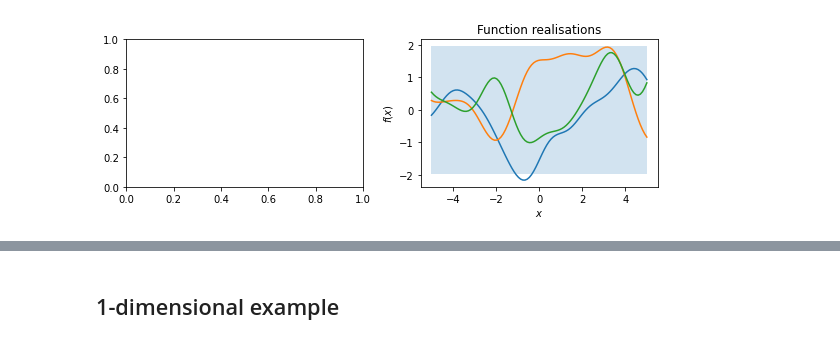
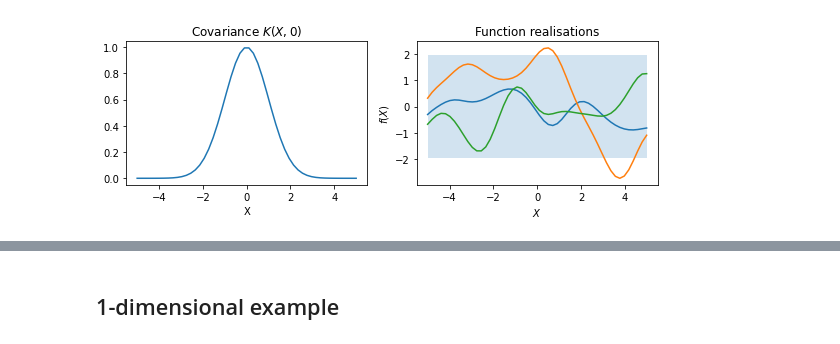
Before and after one commit to MGuo-Lab/oodx, a Jupyter notebook: notebooks/gaussian_processes.ipynb, the cells around one changed output, grey strips where cells are left out. Drawn from its saved outputs; the diff is of its cells as text; code cells hidden in the pictures.

```diff
--- a/notebooks/gaussian_processes.ipynb
+++ b/notebooks/gaussian_processes.ipynb
@@ -64,21 +87,25 @@ Drawing samples from this probability distribution now yields realisations of fu
 # %%
-n_samples = 100
+n_samples = 50
 x = np.linspace(-5, 5, n_samples).reshape(-1, 1)
 mu = np.zeros(n_samples)
 cov = sq_exp_cov(x, x)
 std = np.sqrt(np.diag(cov))
 n_functions = 3
 
 fig, (ax1, ax2) = plt.subplots(1, 2, figsize=(8,3))
+ax1.plot(x, sq_exp_cov(np.array([[0]]), x))
+ax1.set_title('Covariance $K(X, 0)$')
+ax1.set_xlabel('X')
+
 ax2.fill_between(x.ravel(), mu + 1.96 * std, mu - 1.96 * std, alpha=0.2)
 for i in range(n_functions):
     f = np.random.multivariate_normal(mu, cov)
     ax2.plot(x, f)
 ax2.set_title('Function realisations')
-ax2.set_xlabel('$x$')
-ax2.set_ylabel('$f(x)$')
+ax2.set_xlabel('$X$')
+ax2.set_ylabel('$f(X)$')
 
 plt.tight_layout()
 plt.show()
 # %% [output]
-[figure, old version]
+[figure, new version]
```
Also changed, not shown: parts of 32 cells of this notebook.
